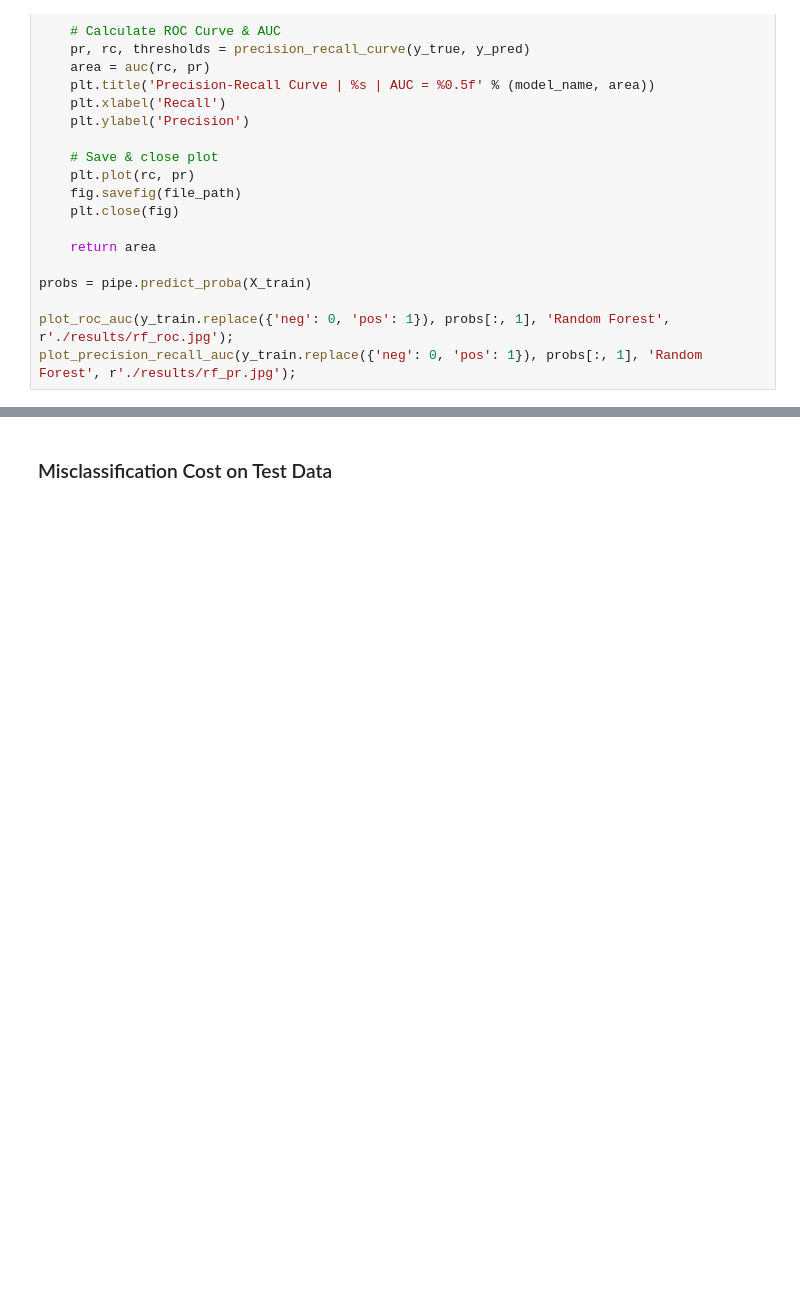
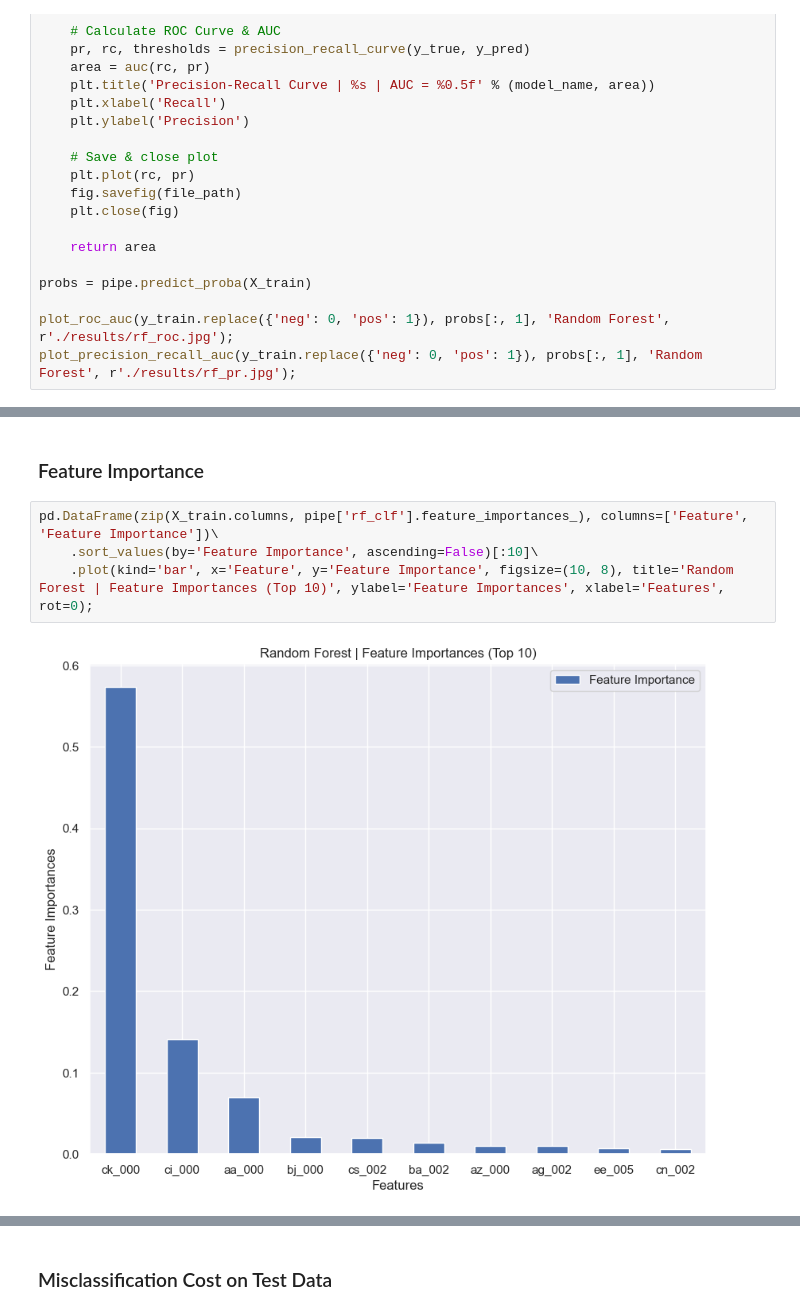
Before and after one commit to tungtngyn/predictive-maintenance-aps, a Jupyter notebook: random_forest.ipynb, the cells around one changed output, grey strips where cells are left out. Cells and saved outputs as stored; diff of their text form; blank space fills up the shorter version.

Commit message:
Update Random Forest with Feature Importances

```diff
--- a/random_forest.ipynb
+++ b/random_forest.ipynb
@@ -263,3 +263,11 @@ plot_precision_recall_auc(y_train.replace({'neg': 0, 'pos': 1}), probs[:, 1], 'R
 # %% [markdown]
 ![image](./results/rf_roc.jpg)
 ![image](./results/rf_pr.jpg)
+# %% [markdown]
+### Feature Importance
+# %%
+pd.DataFrame(zip(X_train.columns, pipe['rf_clf'].feature_importances_), columns=['Feature', 'Feature Importance'])\
+    .sort_values(by='Feature Importance', ascending=False)[:10]\
+    .plot(kind='bar', x='Feature', y='Feature Importance', figsize=(10, 8), title='Random Forest | Feature Importances (Top 10)', ylabel='Feature Importances', xlabel='Features', rot=0);
+# %% [output]
+[figure, added]
```
Also changed, not shown: parts of 1 cell of this notebook.
